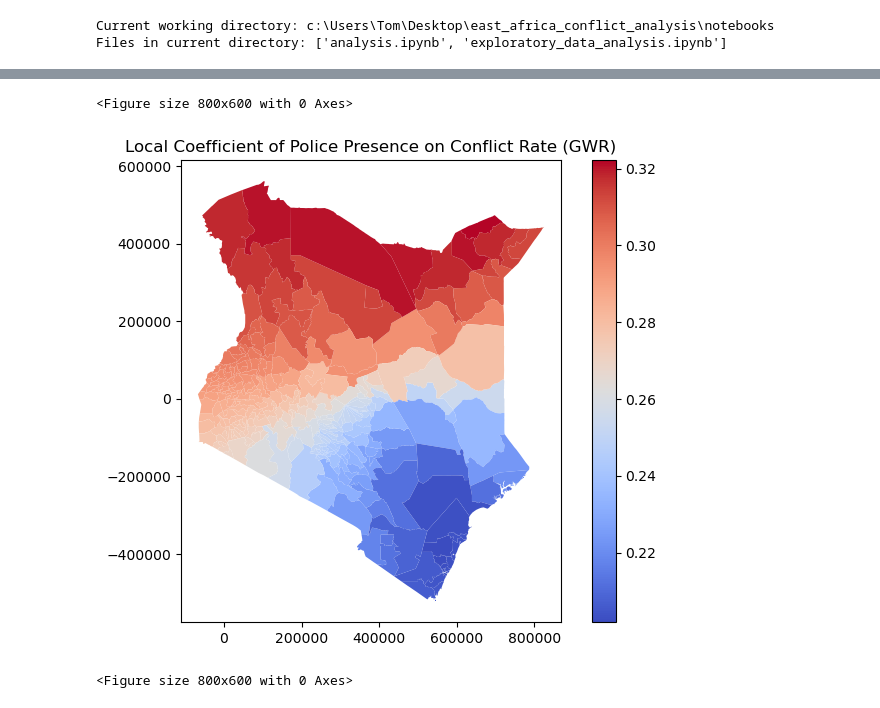
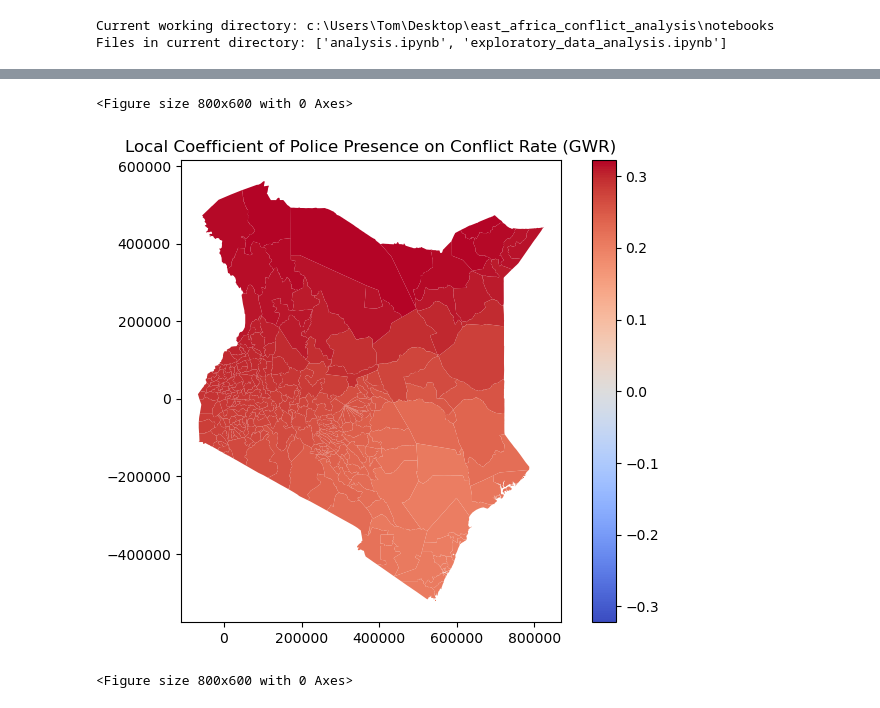
Before and after one commit to tomwaldin/east_africa_conflict_analysis, a Jupyter notebook: notebooks/explore_model_outputs.ipynb, the cells around one changed output, grey strips where cells are left out. Drawn from its saved outputs; the diff is of its cells as text; code cells hidden in the pictures.

```diff
--- a/notebooks/analysis.ipynb
+++ b/notebooks/explore_model_outputs.ipynb
@@ -52,15 +52,22 @@ X1                        0.267      0.030      0.202      0.273      0.322
 None
 # %%
 plt.figure(figsize=(8, 6))
+
+# Calculate symmetric bounds around 0
+max_abs_value = max(abs(gdf_gwr['gwr_police_per_10k_coef'].min()),
+                    abs(gdf_gwr['gwr_police_per_10k_coef'].max()))
+
 gdf_gwr.plot(column='gwr_police_per_10k_coef',
              legend=True,
              cmap='coolwarm',
-             figsize=(8,6))
+             figsize=(8,6),
+             vmin=-max_abs_value,
+             vmax=max_abs_value)
 plt.title('Local Coefficient of Police Presence on Conflict Rate (GWR)')
 plt.show()
 # %% [output]
 <Figure size 800x600 with 0 Axes>
-[figure, old version]
+[figure, new version]
 # %%
 plt.figure(figsize=(8, 6))
 gdf_gwr.plot(column='gwr_local_R2',
```
Also changed, not shown: parts of 4 cells of this notebook, 1 other file.
